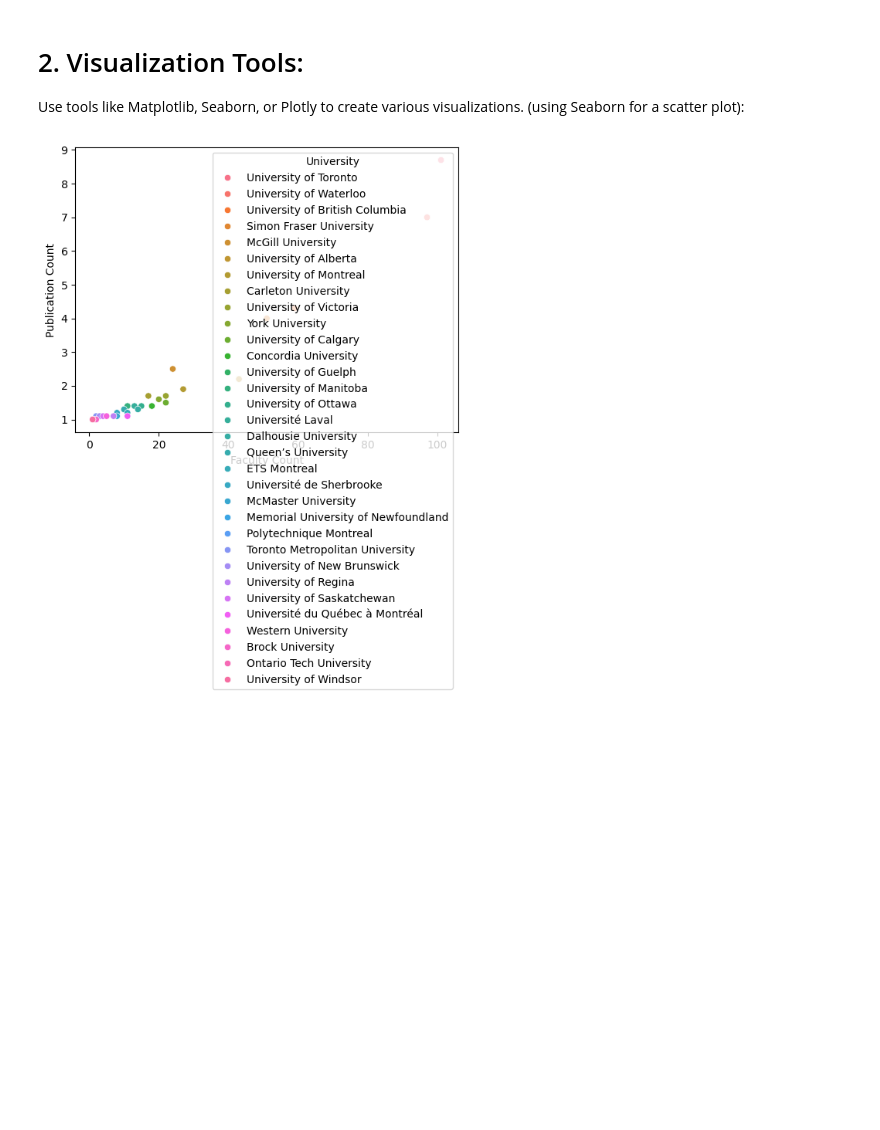
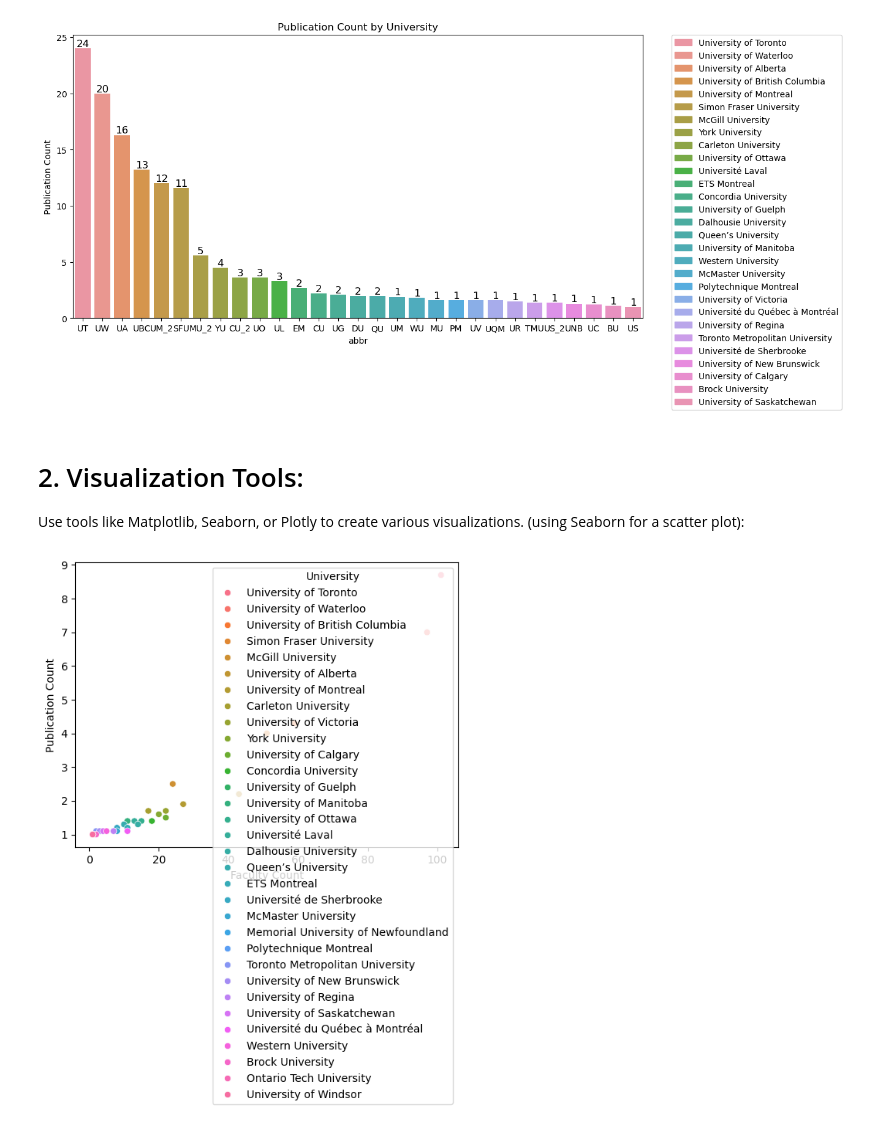
Before and after one commit to ZiangTian/visualization-of-csranking, a Jupyter notebook: formula1.ipynb, the cells around one changed output. Saved outputs shown, nothing was run; the diff lists cells and outputs as text; code cells hidden in the pictures; blank space fills up the shorter version.

```diff
--- a/formula1.ipynb
+++ b/formula1.ipynb
@@ -8,8 +8,18 @@ import pandas as pd
 import glob
 
 # Read all CSV files into DataFrames
-all_files = glob.glob('/workspaces/codespaces-jupyter/visualization-of-csranking/detailed/Institutions_*_*.csv')
-df_list = [pd.read_csv(file) for file in all_files]
+all_files = glob.glob('..\detailed\Institutions_*_*.csv')
+df_list = []
+for file in all_files:
+    region, field = get_region_and_field(file)
+    df = pd.read_csv(file)
+    df['region'] = region
+    df['field'] = field
+    df_list.append(df)
+# df_list = [pd.read_csv(file) for file in all_files]
+for df in df_list:
+    df['abbr'] = df['University'].apply(lambda name: ''.join(word[0] for word in name.split() if word[0].isupper()))
+
 
 # Concatenate DataFrames into a single DataFrame
-combined_df = pd.concat(df_list, ignore_index=True)
+# combined_df = pd.concat(df_list, ignore_index=True)
@@ -25,3 +91,49 @@ print(combined_df.head())
+# %%
+import seaborn as sns
+import pandas as pd
+import matplotlib.pyplot as plt
+import matplotlib.patches as mpatches
+
+# Assuming df is your DataFrame and it has been defined
+
+# plt.figure(figsize=(12,6))
+# ax = sns.barplot(x='abbr', y='Publication Count', data=df_list[0])
+# plt.title('Publication Count by University')
+
+# # Get the unique abbreviations and corresponding university names
+# abbr_names = df_list[0][['abbr', 'University']]
+
+# # Create a legend
+# patches = [mpatches.Patch(color=ax.patches[i].get_facecolor(), label=label) for i, label in enumerate(abbr_names['University'])]
+
+# # Add a legend to the plot
+# # bbox_to_anchor=(1.05, 1) places the legend outside of the plot area on the right side
+# # loc=2 places the legend at the top left corner of the legend bounding box
+# plt.legend(handles=patches, bbox_to_anchor=(1.05, 1), loc=2, borderaxespad=0.)
+
+# plt.show()
+
+plt.figure(figsize=(12,6))
+ax = sns.barplot(x='abbr', y='Publication Count', data=df_list[0])
+plt.title('Publication Count by University')
+
+# Get the unique abbreviations and corresponding university names
+abbr_names = df_list[0][['abbr', 'University']]
+
+# Create a legend
+patches = [mpatches.Patch(color=ax.patches[i].get_facecolor(), label=label) for i, label in enumerate(abbr_names['University'])]
+
+# Add a legend to the plot
+plt.legend(handles=patches, bbox_to_anchor=(1.05, 1), loc=2, borderaxespad=0.)
+
+# Add the exact number on top of each bar
+for p in ax.patches:
+    ax.text(p.get_x() + p.get_width() / 2., p.get_height(), '%d' % int(p.get_height()),
+            fontsize=12, color='black', ha='center', va='bottom')
+
+plt.show()
+# %% [output]
+[figure, added]
 # %% [markdown]
 # 2. Visualization Tools:
 
```
Also changed, not shown: parts of 8 cells of this notebook, 49 other files.
